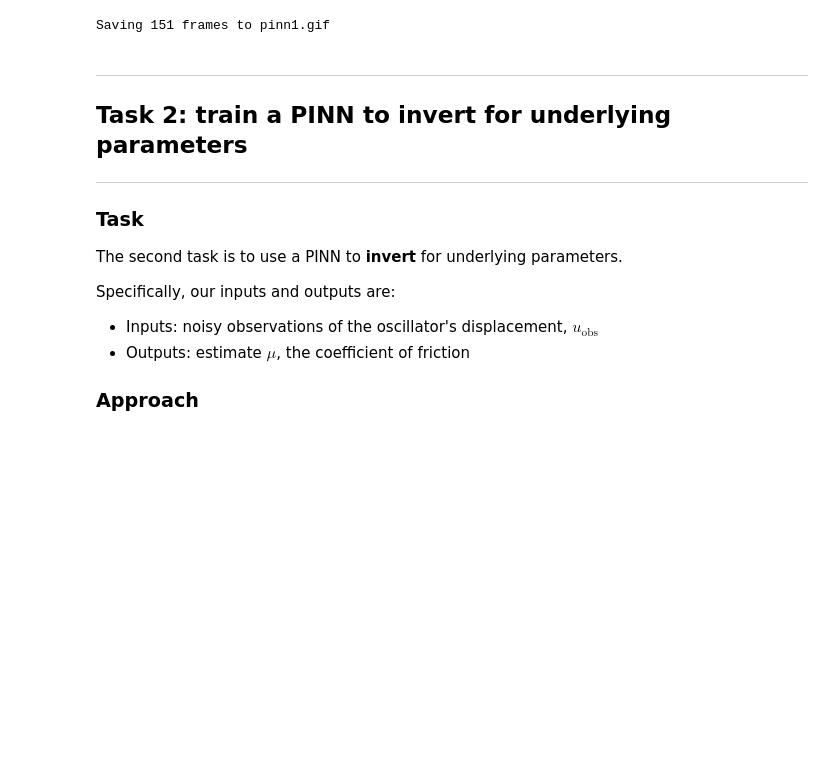
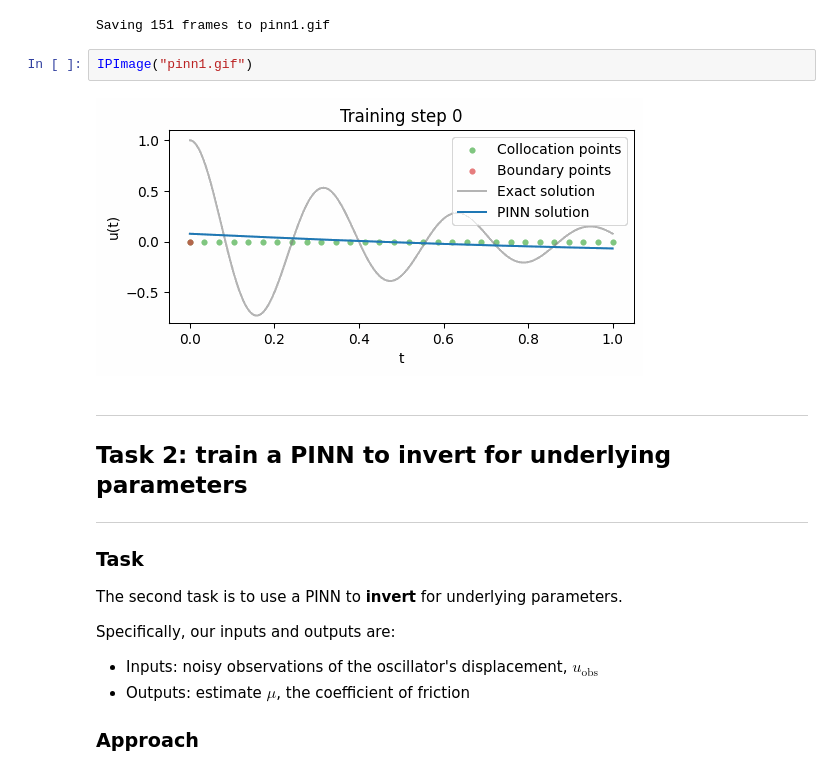
Before and after one commit to mkieffer1107/physics-informed-ml, a Jupyter notebook: mycode/pinns/spring.ipynb, the cells around one changed output. Drawn from its saved outputs; the diff is of its cells as text; blank space fills up the shorter version.

Commit message:
put a pinn in it!

```diff
--- a/mycode/pinns/spring.ipynb
+++ b/mycode/pinns/spring.ipynb
@@ -483,6 +484,10 @@ for i in range(15001):
 save_gif_PIL("pinn1.gif", files, fps=20, loop=0)
 # %% [output]
 Saving 151 frames to pinn1.gif
+# %%
+IPImage("pinn1.gif")
+# %% [output]
+[figure, added]
 # %% [markdown]
 ---
 
```
Also changed, not shown: parts of 7 cells of this notebook, 1 other file.
